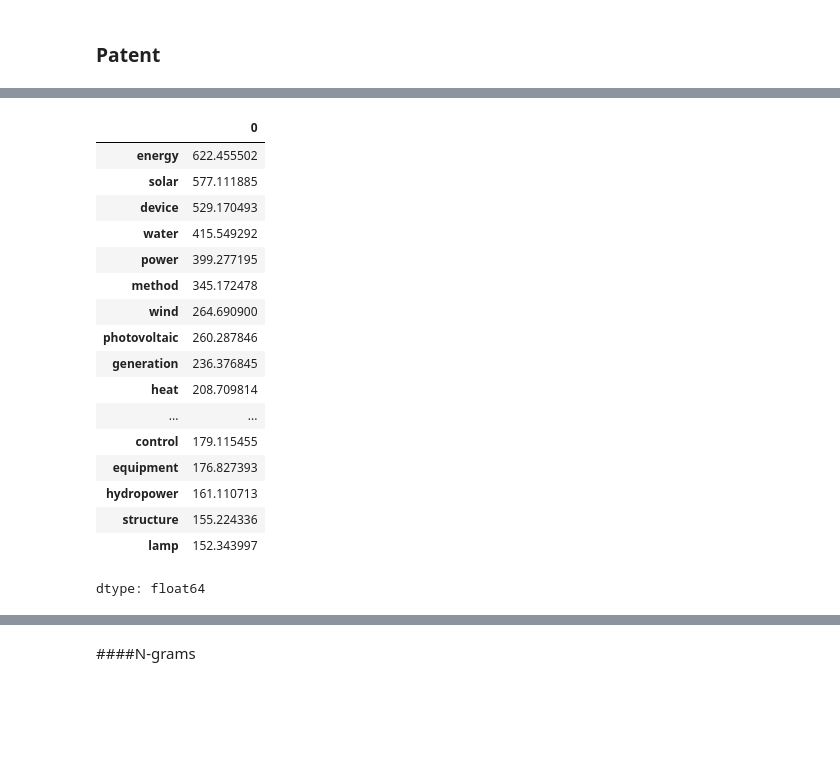
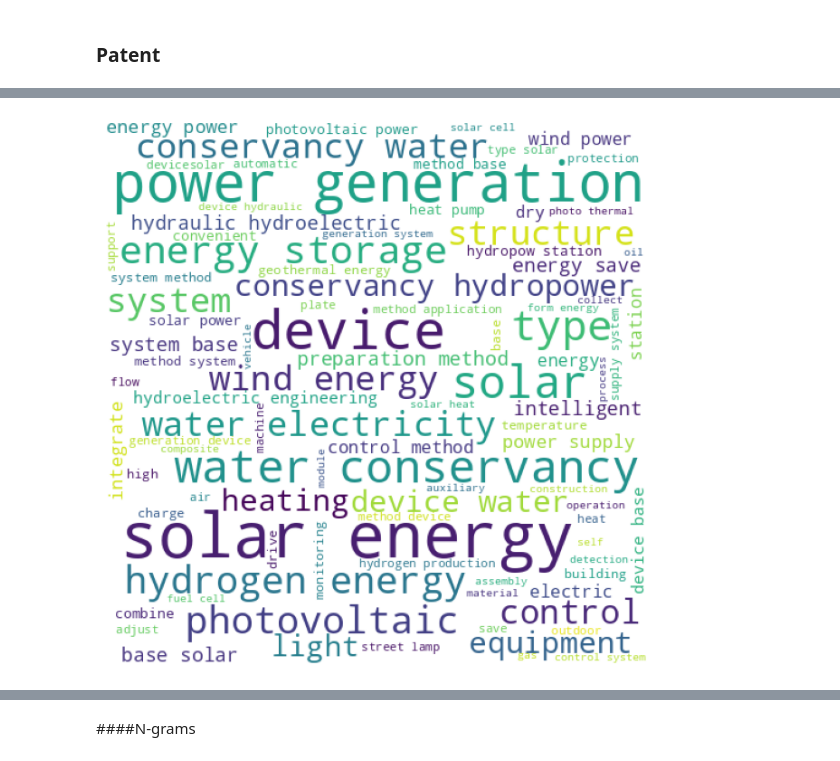
Before and after one commit to lucarenz1997/NLP, a Jupyter notebook: Stage_1_Cleaning_and_Preprocessing.ipynb, the cells around one changed output, grey strips where cells are left out. Cells and saved outputs as stored; diff of their text form; code cells hidden in the pictures; blank space fills up the shorter version.

```diff
--- a/Stage_1_Cleaning_and_Preprocessing.ipynb
+++ b/Stage_1_Cleaning_and_Preprocessing.ipynb
@@ -390,2 +422,5 @@ media_data.to_csv("/content/drive/MyDrive/CLT/media/media_data_preprocessed.csv"
 # %% [markdown]
 # ETA
+# %%
+media_data = pd.read_csv("/content/drive/MyDrive/CLT/media/media_data_preprocessed.csv")
+patent_data = pd.read_csv("/content/drive/MyDrive/CLT/patent/patent_data_preprocessed.csv")
@@ -434,40 +536,4 @@ plt.show()
-# %%
-from sklearn.feature_extraction.text import TfidfVectorizer, CountVectorizer
-
-from sklearn.feature_extraction import _stop_words as sklearn_stop_words
-stop_words = set(sklearn_stop_words.ENGLISH_STOP_WORDS)
-stop_words = stop_words.union(set([
-    "www", "http", "https", "br", "amazon", "href", "wa", "ha",
-    "like", "just",
-]))
-tfidf_vectorizer = TfidfVectorizer(
-    max_df=0.9, # Remove any words that appear in more than 90% of our documents
-    min_df=5, # Remove words that appear in fewer than 5 document
-    ngram_range=(1, 1), # Only extract unigrams
-    stop_words=list(stop_words), # Remove stop words
-    max_features=2500 # Grab the 2500 most common words (based on above constraints)
-)
-
-tfidf = tfidf_vectorizer.fit_transform(patent_data_no_duplicates['title'])
-ngrams = tfidf_vectorizer.get_feature_names_out()
-ngram_df = pd.DataFrame(tfidf.todense(), columns=ngrams)
-ngram_df.sum().sort_values(ascending=False)[:20]
-# %% [output]
-|  | 0 |
-| energy | 622.455502 |
-| solar | 577.111885 |
-| device | 529.170493 |
-| water | 415.549292 |
-| power | 399.277195 |
-| method | 345.172478 |
-| wind | 264.690900 |
-| photovoltaic | 260.287846 |
-| generation | 236.376845 |
-| heat | 208.709814 |
-| ... | ... |
-| control | 179.115455 |
-| equipment | 176.827393 |
-| hydropower | 161.110713 |
-| structure | 155.224336 |
-| lamp | 152.343997 |
-dtype: float64
+# %%
+create_word_cloud(patent_data, "title")
+# %% [output]
+[figure, added]
```
Also changed, not shown: parts of 17 cells of this notebook.
